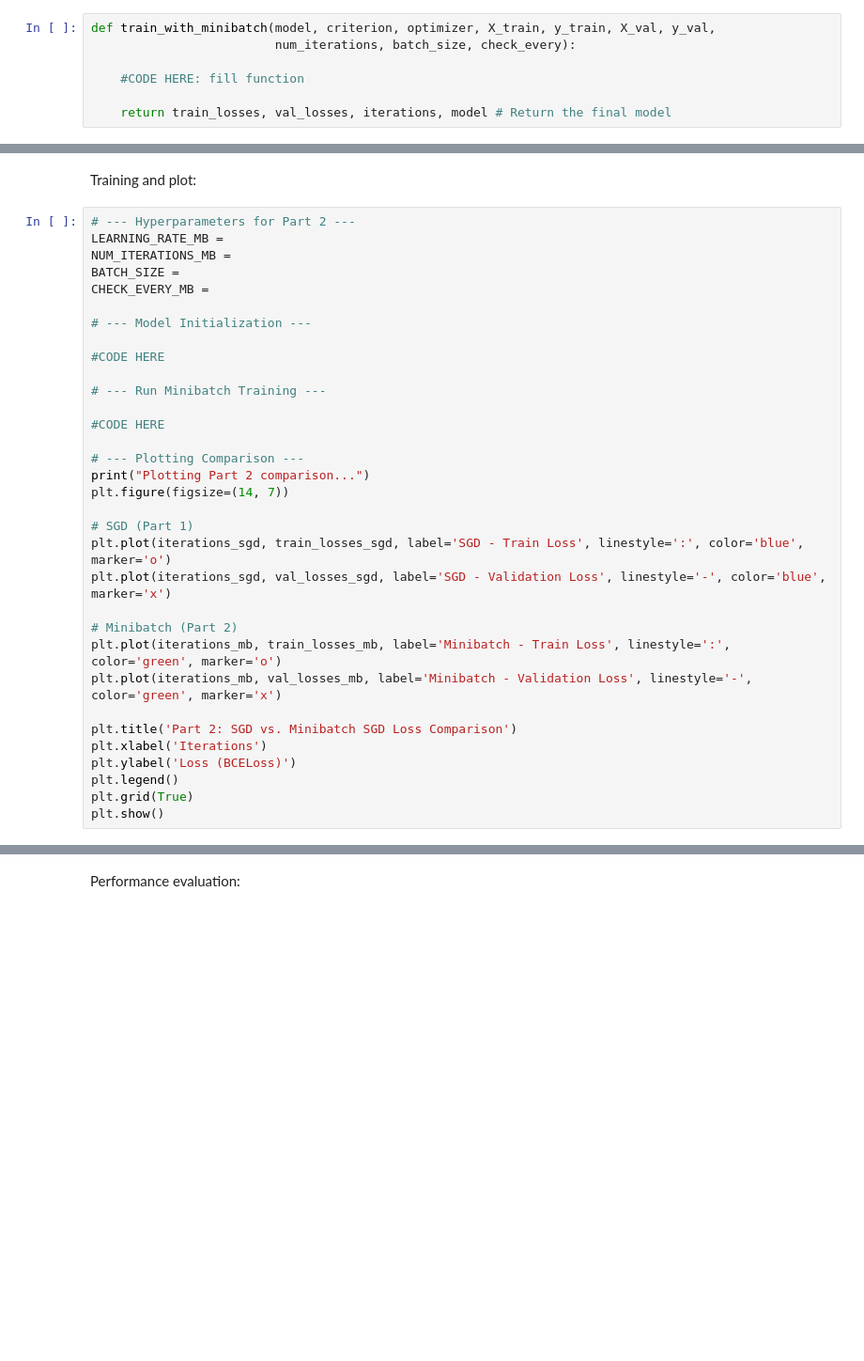
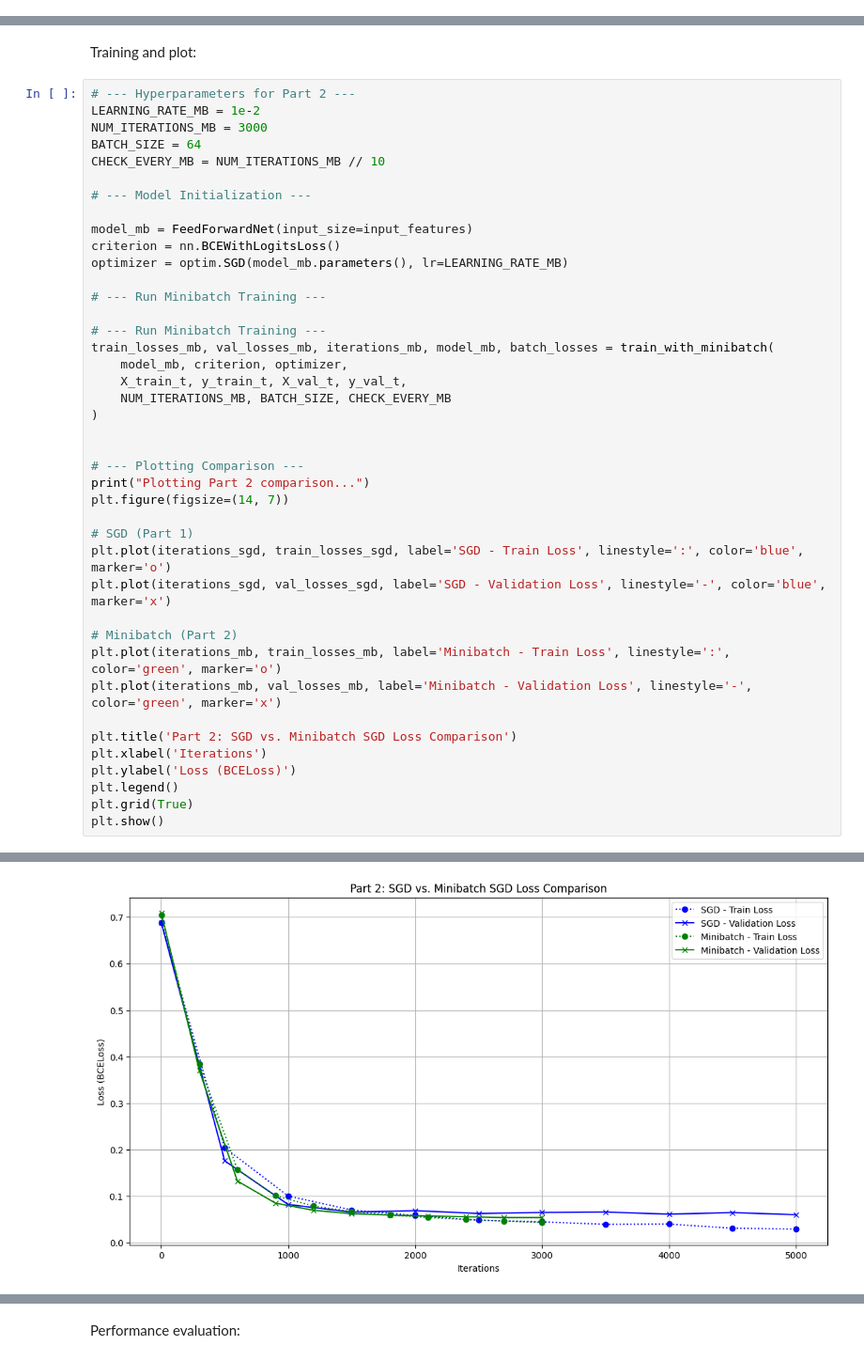
Before and after one commit to MahadAhmed25/4AL3, a Jupyter notebook: assignments/A3/Assignment3_starter.ipynb, the cells around one changed output, grey strips where cells are left out. Shown: that part at 94% size. Cells and saved outputs as stored; diff of their text form; blank space fills up the shorter version.

```diff
--- a/assignments/A3/Assignment3_starter.ipynb
+++ b/assignments/A3/Assignment3_starter.ipynb
@@ -203,9 +281,2 @@ with torch.no_grad():
 # %% [markdown]
 Part 2:
-# %%
-def train_with_minibatch(model, criterion, optimizer, X_train, y_train, X_val, y_val,
-                         num_iterations, batch_size, check_every):
-
-    #CODE HERE: fill function
-
-    return train_losses, val_losses, iterations, model # Return the final model
@@ -213,18 +321,26 @@ def train_with_minibatch(model, criterion, optimizer, X_train, y_train, X_val, y
 Training and plot:
 # %%
 # --- Hyperparameters for Part 2 ---
-LEARNING_RATE_MB =
-NUM_ITERATIONS_MB =
-BATCH_SIZE =
-CHECK_EVERY_MB =
+LEARNING_RATE_MB = 1e-2
+NUM_ITERATIONS_MB = 3000
+BATCH_SIZE = 64
+CHECK_EVERY_MB = NUM_ITERATIONS_MB // 10
 
 # --- Model Initialization ---
 
-#CODE HERE
+model_mb = FeedForwardNet(input_size=input_features)
+criterion = nn.BCEWithLogitsLoss()
+optimizer = optim.SGD(model_mb.parameters(), lr=LEARNING_RATE_MB)
 
 # --- Run Minibatch Training ---
 
-#CODE HERE
+# --- Run Minibatch Training ---
+train_losses_mb, val_losses_mb, iterations_mb, model_mb, batch_losses = train_with_minibatch(
+    model_mb, criterion, optimizer,
+    X_train_t, y_train_t, X_val_t, y_val_t,
+    NUM_ITERATIONS_MB, BATCH_SIZE, CHECK_EVERY_MB
+)
+
 
 # --- Plotting Comparison ---
 print("Plotting Part 2 comparison...")
@@ -244,3 +360,4 @@ plt.ylabel('Loss (BCELoss)')
 plt.legend()
 plt.grid(True)
 plt.show()
+# %% [output]
@@ -246,0 +365 @@ plt.show()
+[figure, added]
```
Also changed, not shown: parts of 9 cells of this notebook.
